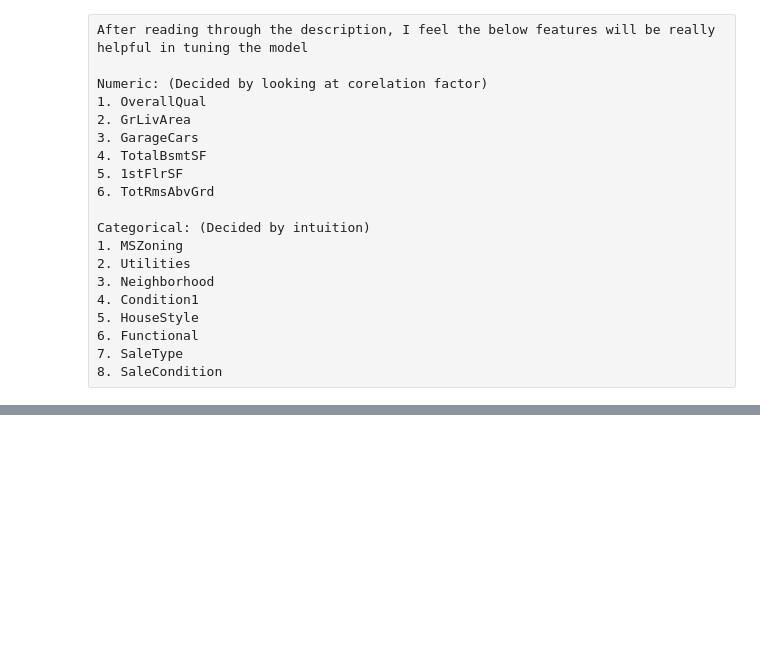
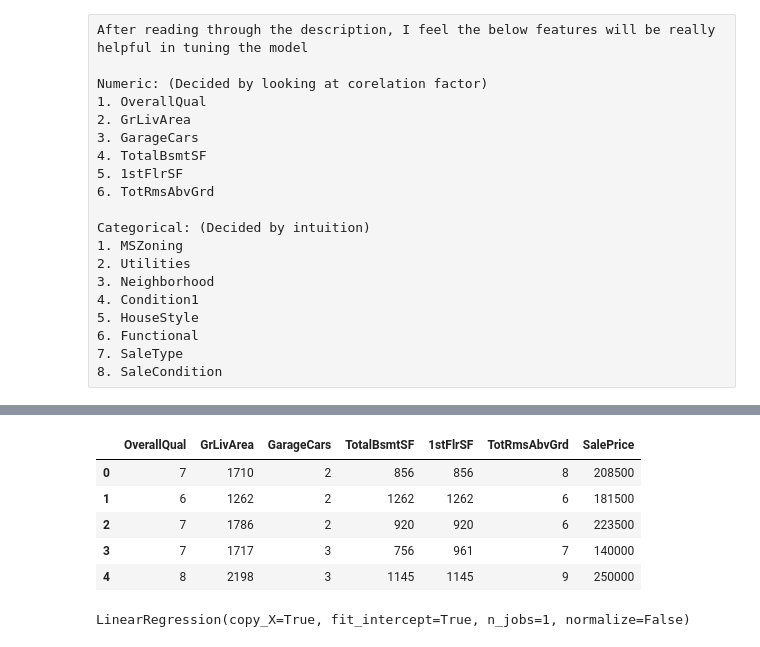
Before and after one commit to vikramriyer/Data_Analysis_Multiple, a Jupyter notebook: HousePrices.ipynb, the cells around one changed output, grey strips where cells are left out. Cells and saved outputs as stored; diff of their text form; code cells hidden in the pictures; blank space fills up the shorter version.

```diff
--- a/HousePrices.ipynb
+++ b/HousePrices.ipynb
@@ -472,0 +516,2 @@ Categorical: (Decided by intuition)
+# %%
+enc = LabelEncoder()
@@ -472,0 +525,3 @@ Categorical: (Decided by intuition)
+# %%
+for feat in all_features:
+    sliced_df[feat] = enc.fit_transform(sliced_df[feat])
@@ -472,0 +544,9 @@ Categorical: (Decided by intuition)
+# %%
+sliced_df.head()
+# %% [output]
+|  | OverallQual | GrLivArea | GarageCars | TotalBsmtSF | 1stFlrSF | TotRmsAbvGrd | SalePrice |
+| 0 | 7 | 1710 | 2 | 856 | 856 | 8 | 208500 |
+| 1 | 6 | 1262 | 2 | 1262 | 1262 | 6 | 181500 |
+| 2 | 7 | 1786 | 2 | 920 | 920 | 6 | 223500 |
+| 3 | 7 | 1717 | 3 | 756 | 961 | 7 | 140000 |
+| 4 | 8 | 2198 | 3 | 1145 | 1145 | 9 | 250000 |
@@ -472,0 +560,4 @@ Categorical: (Decided by intuition)
+# %%
+reg.fit(X_train, y_train)
+# %% [output]
+LinearRegression(copy_X=True, fit_intercept=True, n_jobs=1, normalize=False)
```
Also changed, not shown: parts of 27 cells of this notebook.
